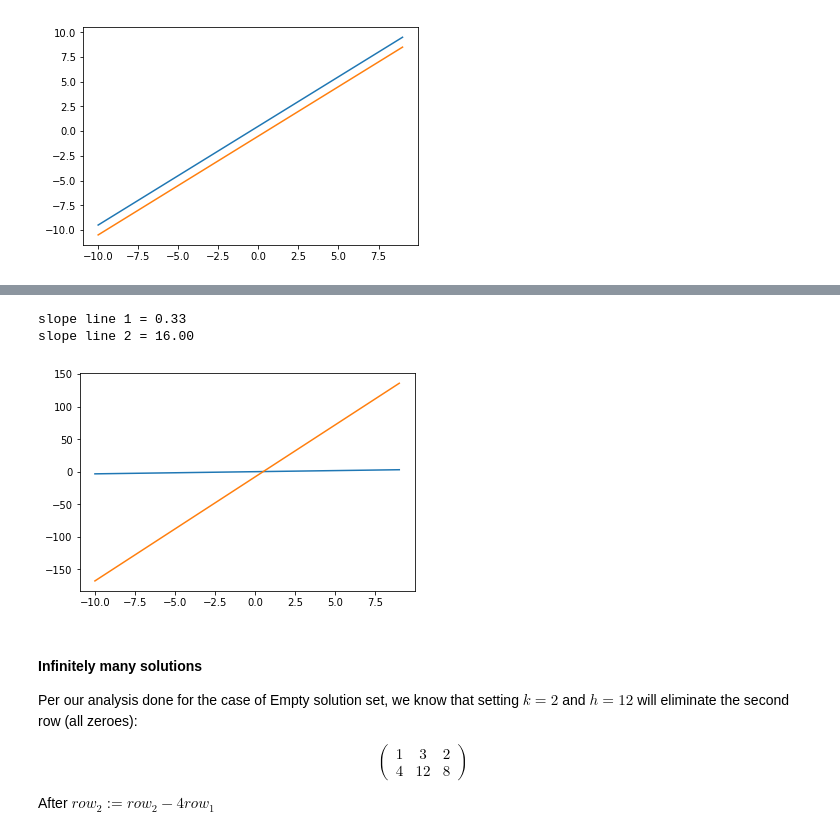
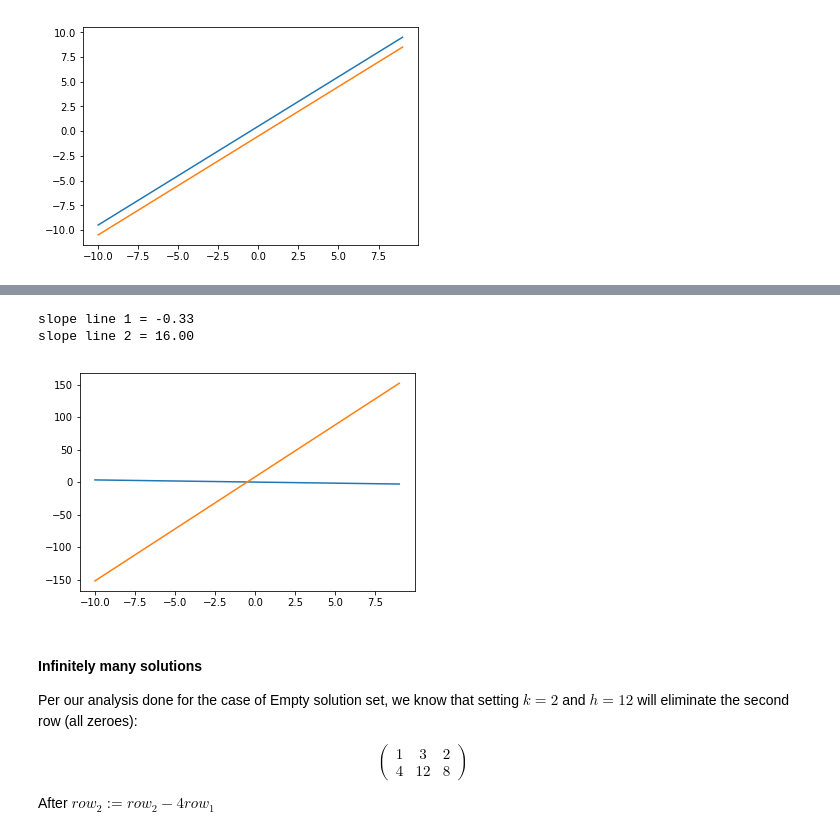
Before and after one commit to dariomx/data-science-learning, a Jupyter notebook: machine-learning/course-math-for-ai/hw1/math4ai-hw1.ipynb, the cells around one changed output, grey strips where cells are left out. Drawn from its saved outputs; the diff is of its cells as text; code cells hidden in the pictures.

```diff
--- a/machine-learning/course-math-for-ai/hw1/math4ai-hw1.ipynb
+++ b/machine-learning/course-math-for-ai/hw1/math4ai-hw1.ipynb
@@ -137,11 +137,11 @@ These two lines pass respectively through the points $\{(0,0),(1,\frac{1}{3})\}$
 # %%
-line1 = [(0, 0), (1, 1/3.0)]
-line2 = [(0, -8), (1/2.0, 0)]
+line1 = [(0, 0), (1, -1/3.0)]
+line2 = [(0, 8), (-1/2.0, 0)]
 plot_lines([line1, line2])
 # %% [output]
-slope line 1 = 0.33
+slope line 1 = -0.33
 slope line 2 = 16.00
-[figure, old version]
+[figure, new version]
 # %% [markdown]
 #### Infinitely many solutions
 
```
Also changed, not shown: parts of 11 cells of this notebook.
